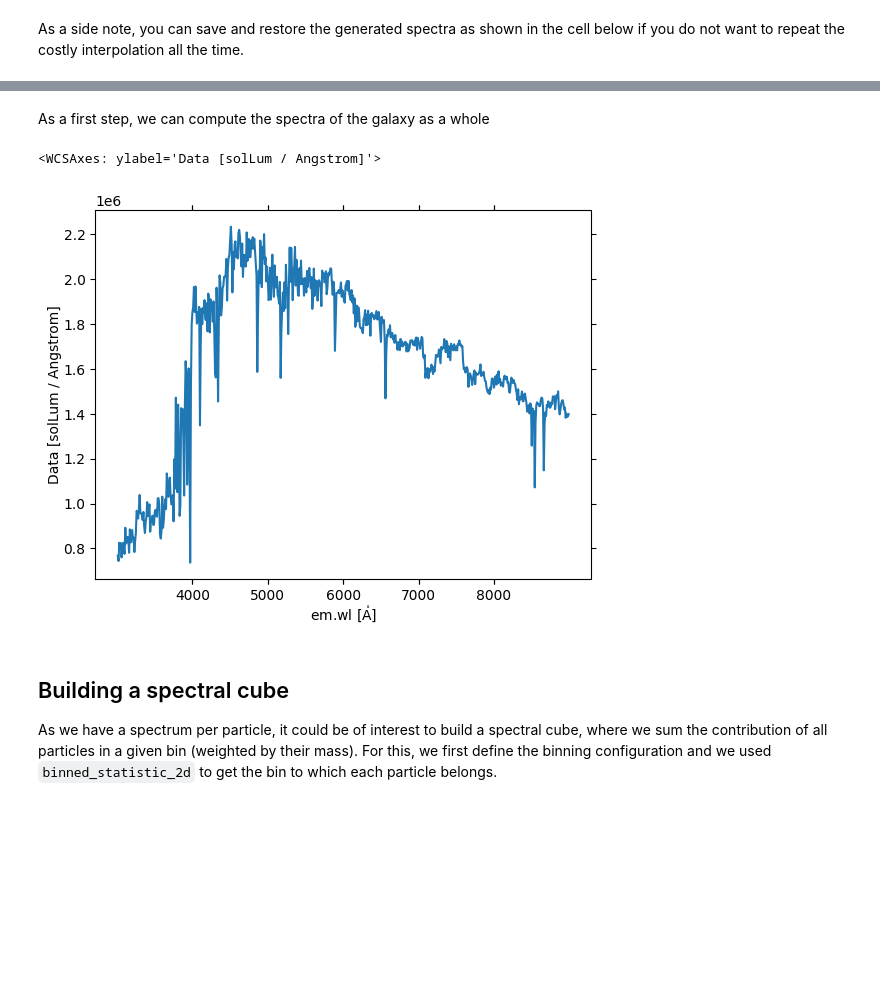
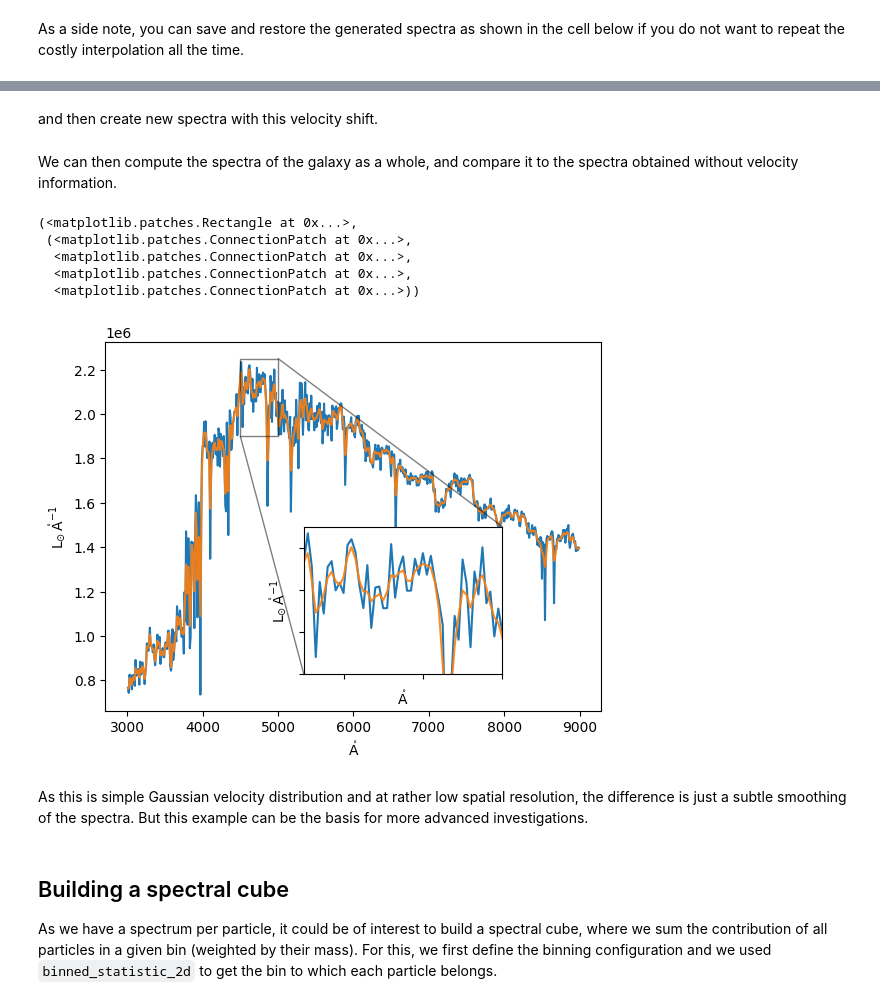
Before and after one commit to miles-iac/milespy, a Jupyter notebook: docs/tutorials/example_simulation_data.ipynb, the cells around one changed output, grey strips where cells are left out. Cells and saved outputs as stored; diff of their text form; code cells hidden in the pictures; blank space fills up the shorter version.

Commit message:
Add velocity shift example to the simulation tutorial

```diff
--- a/docs/tutorials/example_simulation_data.ipynb
+++ b/docs/tutorials/example_simulation_data.ipynb
@@ -71,10 +80,35 @@ As a side note, you can save and restore the generated spectra as shown in the c
+# %%
+v_los = np.random.normal(loc=0, scale=500, size=specs.nspec) << (u.km/u.s)
+# %% [markdown]
+and then create new spectra with this velocity shift.
+# %%
+shifted = specs.velocity_shift(v_los)
 # %% [markdown]
-As a first step, we can compute the spectra of the galaxy as a whole
+We can then compute the spectra of the galaxy as a whole, and compare it to the spectra obtained without velocity information.
 # %%
-specs.sum(axis=0).plot()
+galaxy_spectrum = specs.sum(axis=0)
+galaxy_spectrum_los = shifted.sum(axis=0)
+
+plt.plot(galaxy_spectrum.spectral_axis, galaxy_spectrum.flux)
+plt.plot(galaxy_spectrum_los.spectral_axis, galaxy_spectrum_los.flux, alpha=0.9)
+
+x1, x2, y1, y2 = 4500, 5000, 1.9e6, 2.25e6  # subregion of the original image
+axins = plt.gca().inset_axes(
+    [0.4, 0.1, 0.4, 0.4],
+    xlim=(x1, x2), ylim=(y1, y2), xticklabels=[], yticklabels=[])
+axins.plot(galaxy_spectrum.spectral_axis, galaxy_spectrum.flux)
+axins.plot(galaxy_spectrum_los.spectral_axis, galaxy_spectrum_los.flux, alpha=0.9)
+
+plt.gca().indicate_inset_zoom(axins, edgecolor="black")
 # %% [output]
-<WCSAxes: ylabel='Data [solLum / Angstrom]'>
+(<matplotlib.patches.Rectangle at 0x...>,
+ (<matplotlib.patches.ConnectionPatch at 0x...>,
+  <matplotlib.patches.ConnectionPatch at 0x...>,
+  <matplotlib.patches.ConnectionPatch at 0x...>,
+  <matplotlib.patches.ConnectionPatch at 0x...>))
-[figure, old version]
+[figure, new version]
+# %% [markdown]
+As this is simple Gaussian velocity distribution and at rather low spatial resolution, the difference is just a subtle smoothing of the spectra. But this example can be the basis for more advanced investigations.
 # %% [markdown]
 ## Building a spectral cube
 
```
Also changed, not shown: parts of 2 cells of this notebook.
